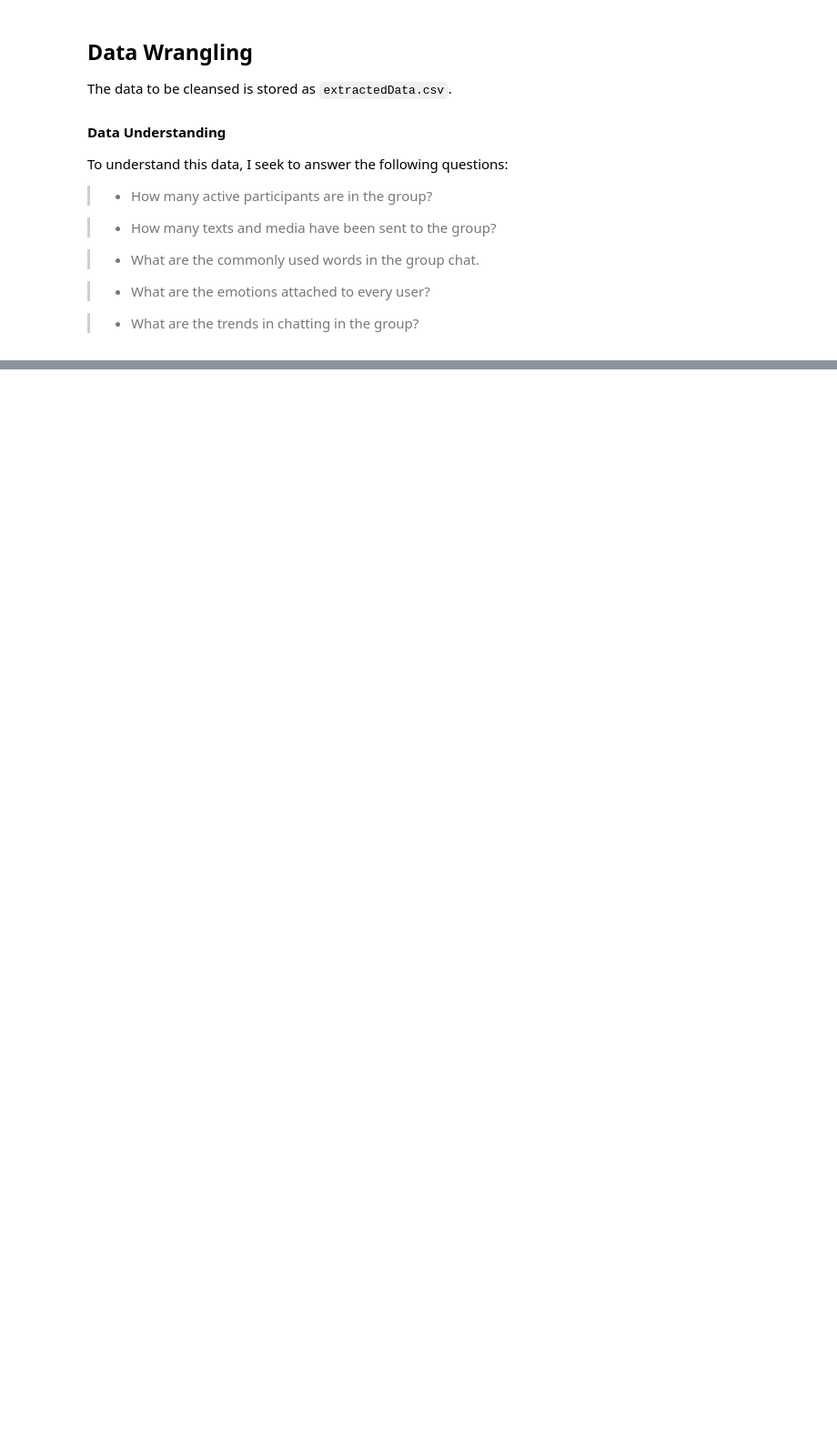
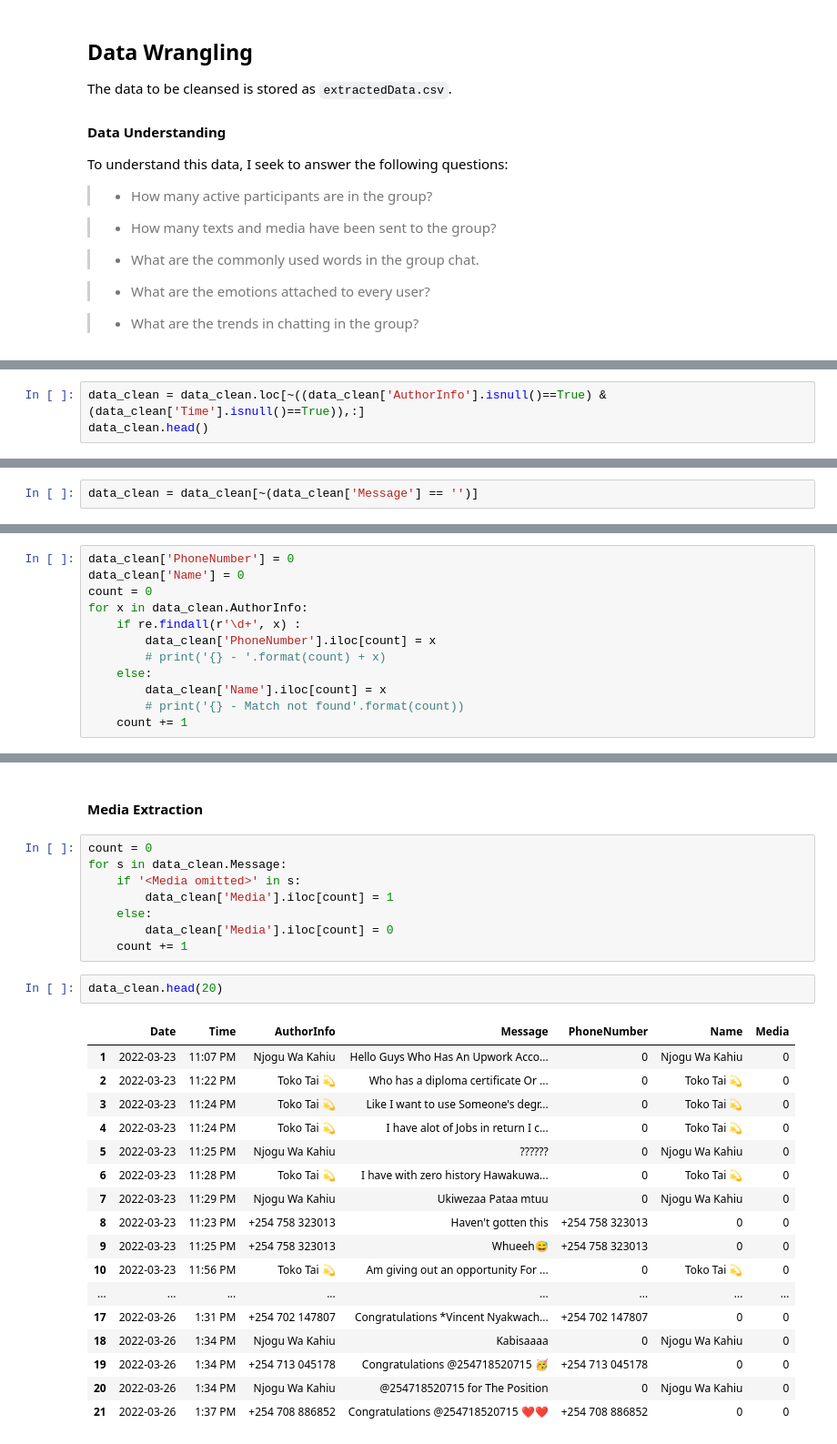
Before and after one commit to Naftal-Rainer/WhatsApp-Group-Chat-Analysis-Dashboard, a Jupyter notebook: cleansing.ipynb, the cells around one changed output, grey strips where cells are left out. Shown: that part at 91% size. Cells and saved outputs as stored; diff of their text form; blank space fills up the shorter version.

Commit message:
Complete data preparation

```diff
--- a/cleansing.ipynb
+++ b/cleansing.ipynb
@@ -147,0 +201,3 @@ To understand this data, I seek to answer the following questions:
+# %%
+data_clean = data_clean.loc[~((data_clean['AuthorInfo'].isnull()==True) & (data_clean['Time'].isnull()==True)),:]
+data_clean.head()
@@ -147,0 +233,2 @@ To understand this data, I seek to answer the following questions:
+# %%
+data_clean = data_clean[~(data_clean['Message'] == '')]
@@ -147,0 +255,12 @@ To understand this data, I seek to answer the following questions:
+# %%
+data_clean['PhoneNumber'] = 0
+data_clean['Name'] = 0
+count = 0
+for x in data_clean.AuthorInfo:
+    if re.findall(r'\d+', x) :
+        data_clean['PhoneNumber'].iloc[count] = x
+        # print('{} - '.format(count) + x)
+    else:
+        data_clean['Name'].iloc[count] = x
+        # print('{} - Match not found'.format(count))
+    count += 1
@@ -147,0 +276,30 @@ To understand this data, I seek to answer the following questions:
+# %% [markdown]
+#### Media Extraction
+# %%
+count = 0
+for s in data_clean.Message:
+    if '<Media omitted>' in s:
+        data_clean['Media'].iloc[count] = 1
+    else:
+        data_clean['Media'].iloc[count] = 0
+    count += 1
+# %%
+data_clean.head(20)
+# %% [output]
+|  | Date | Time | AuthorInfo | Message | PhoneNumber | Name | Media |
+| 1 | 2022-03-23 | 11:07 PM | Njogu Wa Kahiu | Hello Guys Who Has An Upwork Acco... | 0 | Njogu Wa Kahiu | 0 |
+| 2 | 2022-03-23 | 11:22 PM | Toko Tai 💫 | Who has a diploma certificate Or ... | 0 | Toko Tai 💫 | 0 |
+| 3 | 2022-03-23 | 11:24 PM | Toko Tai 💫 | Like I want to use Someone's degr... | 0 | Toko Tai 💫 | 0 |
+| 4 | 2022-03-23 | 11:24 PM | Toko Tai 💫 | I have alot of Jobs in return I c... | 0 | Toko Tai 💫 | 0 |
+| 5 | 2022-03-23 | 11:25 PM | Njogu Wa Kahiu | ?????? | 0 | Njogu Wa Kahiu | 0 |
+| 6 | 2022-03-23 | 11:28 PM | Toko Tai 💫 | I have with zero history Hawakuwa... | 0 | Toko Tai 💫 | 0 |
+| 7 | 2022-03-23 | 11:29 PM | Njogu Wa Kahiu | Ukiwezaa Pataa mtuu | 0 | Njogu Wa Kahiu | 0 |
+| 8 | 2022-03-23 | 11:23 PM | +254 758 323013 | Haven't gotten this | +254 758 323013 | 0 | 0 |
+| 9 | 2022-03-23 | 11:25 PM | +254 758 323013 | Whueeh😅 | +254 758 323013 | 0 | 0 |
+| 10 | 2022-03-23 | 11:56 PM | Toko Tai 💫 | Am giving out an opportunity For ... | 0 | Toko Tai 💫 | 0 |
+| ... | ... | ... | ... | ... | ... | ... | ... |
+| 17 | 2022-03-26 | 1:31 PM | +254 702 147807 | Congratulations *Vincent Nyakwach... | +254 702 147807 | 0 | 0 |
+| 18 | 2022-03-26 | 1:34 PM | Njogu Wa Kahiu | Kabisaaaa | 0 | Njogu Wa Kahiu | 0 |
+| 19 | 2022-03-26 | 1:34 PM | +254 713 045178 | Congratulations @254718520715 🥳 | +254 713 045178 | 0 | 0 |
+| 20 | 2022-03-26 | 1:34 PM | Njogu Wa Kahiu | @254718520715 for The Position | 0 | Njogu Wa Kahiu | 0 |
+| 21 | 2022-03-26 | 1:37 PM | +254 708 886852 | Congratulations @254718520715 ❤️❤️ | +254 708 886852 | 0 | 0 |
```
Also changed, not shown: parts of 28 cells of this notebook, 4 other files.
